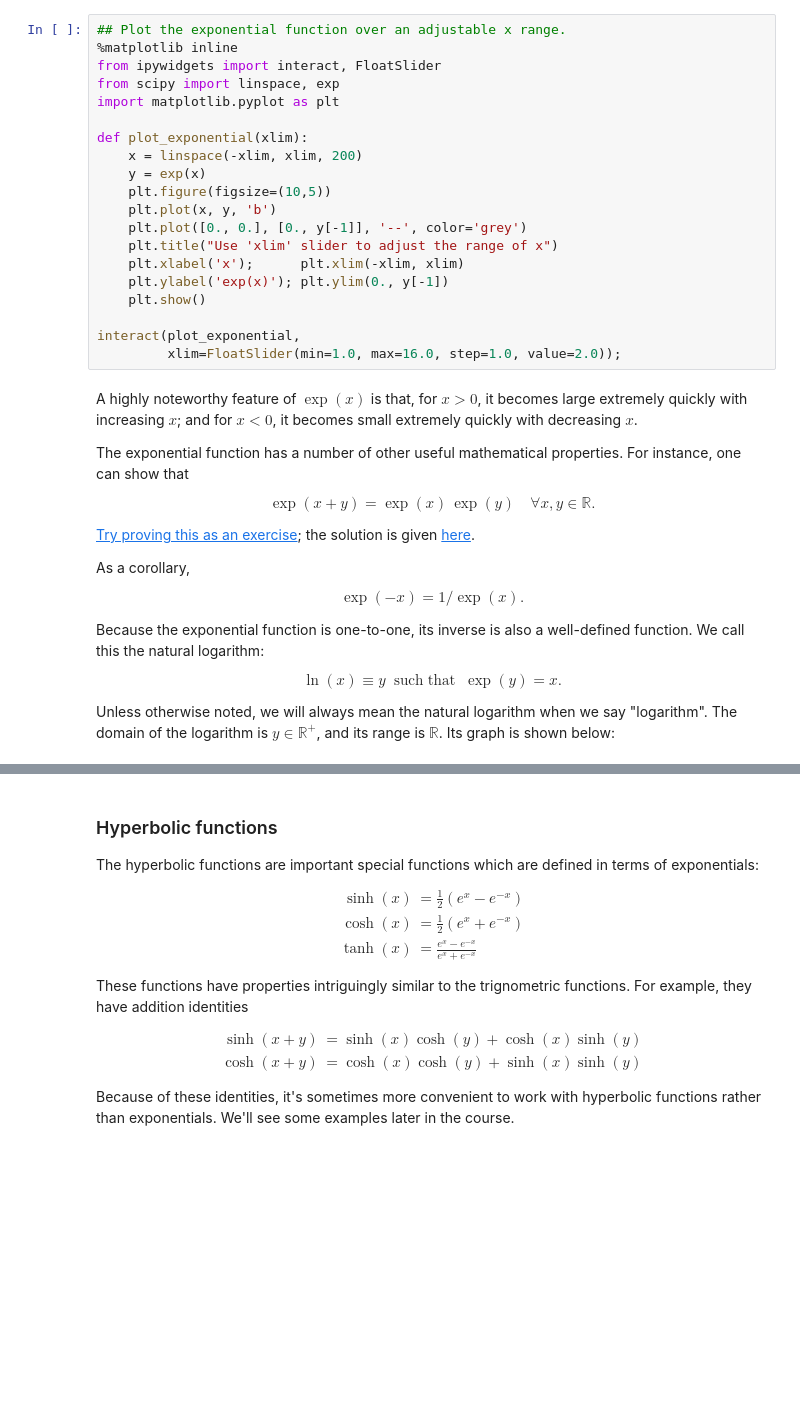
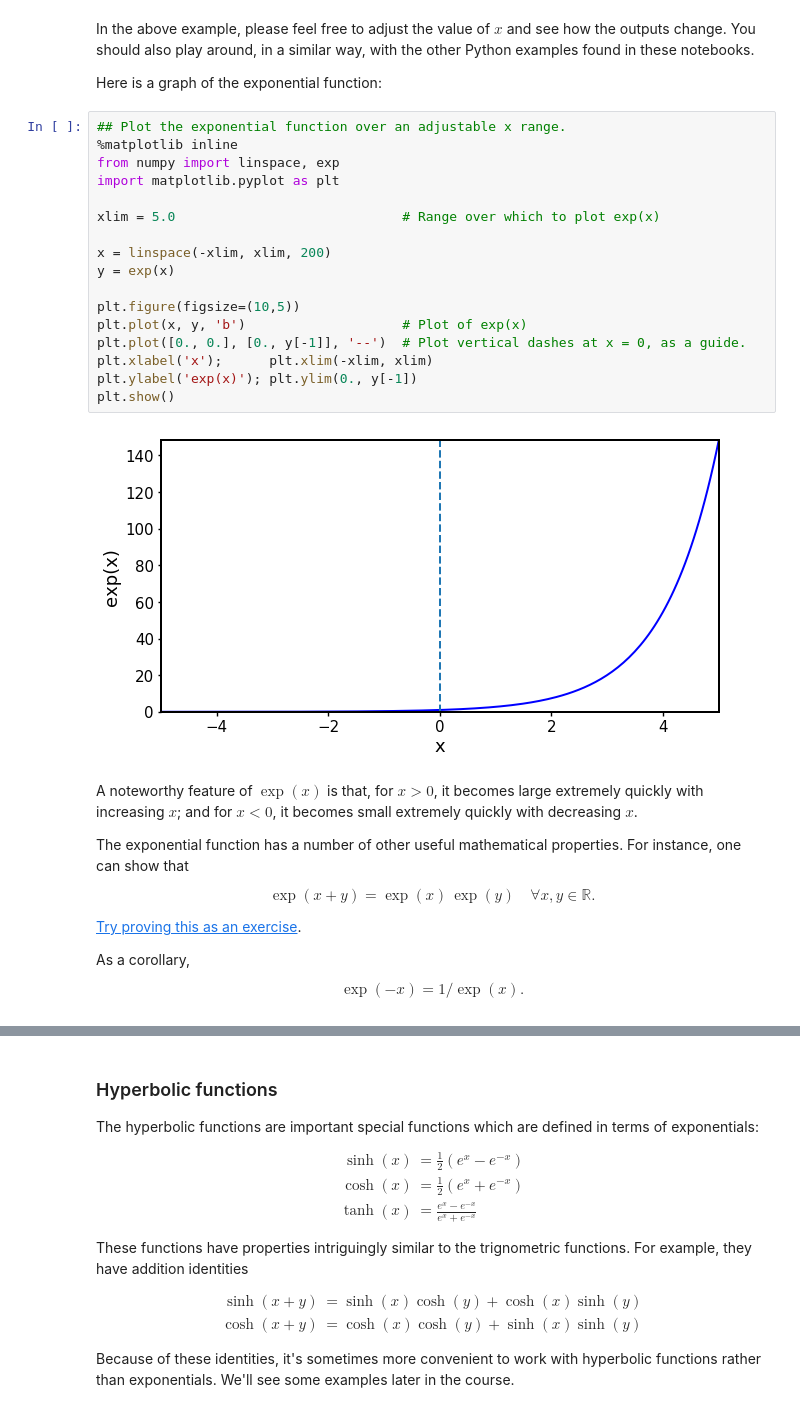
Before and after one commit to seewhydee/ntuphys_nb, a Jupyter notebook: MH2801/00_mathfunctions.ipynb, the cells around one changed output, grey strips where cells are left out. Cells and saved outputs as stored; diff of their text form; blank space fills up the shorter version.

```diff
--- a/MH2801/00_mathfunctions.ipynb
+++ b/MH2801/00_mathfunctions.ipynb
@@ -34,38 +48,36 @@ Note that the infinite series in this definition uses natural number powers only
+# %% [markdown]
+In the above example, please feel free to adjust the value of $x$ and see how the outputs change.  You should also play around, in a similar way, with the other Python examples found in these notebooks.
+
+Here is a graph of the exponential function:
+<a name="exponential function plot"></a>
 # %%
 ## Plot the exponential function over an adjustable x range.
 %matplotlib inline
-from ipywidgets import interact, FloatSlider
-from scipy import linspace, exp
+from numpy import linspace, exp
 import matplotlib.pyplot as plt
 
-def plot_exponential(xlim):
-    x = linspace(-xlim, xlim, 200)
-    y = exp(x)
-    plt.figure(figsize=(10,5))
-    plt.plot(x, y, 'b')
-    plt.plot([0., 0.], [0., y[-1]], '--', color='grey')
-    plt.title("Use 'xlim' slider to adjust the range of x")
-    plt.xlabel('x');      plt.xlim(-xlim, xlim)
-    plt.ylabel('exp(x)'); plt.ylim(0., y[-1])
-    plt.show()
+xlim = 5.0                             # Range over which to plot exp(x)
 
-interact(plot_exponential,
-         xlim=FloatSlider(min=1.0, max=16.0, step=1.0, value=2.0));
+x = linspace(-xlim, xlim, 200)
+y = exp(x)
+
+plt.figure(figsize=(10,5))
+plt.plot(x, y, 'b')                    # Plot of exp(x)
+plt.plot([0., 0.], [0., y[-1]], '--')  # Plot vertical dashes at x = 0, as a guide.
+plt.xlabel('x');      plt.xlim(-xlim, xlim)
+plt.ylabel('exp(x)'); plt.ylim(0., y[-1])
+plt.show()
+# %% [output]
+[figure, added]
 # %% [markdown]
-A highly noteworthy feature of $\exp(x)$ is that, for $x > 0$, it becomes large extremely quickly with increasing $x$; and for $x < 0$, it becomes small extremely quickly with decreasing $x$.
+A noteworthy feature of $\exp(x)$ is that, for $x > 0$, it becomes large extremely quickly with increasing $x$; and for $x < 0$, it becomes small extremely quickly with decreasing $x$.
 
 The exponential function has a number of other useful mathematical properties.  For instance, one can show that
 
 $$\exp(x+y) = \exp(x)\,\exp(y) \quad \forall x, y \in \mathbb{R}.$$
 
-[Try proving this as an exercise](#exercises); the solution is given [here](#solutions).
+[Try proving this as an exercise](#exercises).
 
 As a corollary,
 
 $$\exp(-x) = 1/\exp(x).$$
-
-Because the exponential function is one-to-one, its inverse is also a well-defined function.  We call this the natural logarithm:
-
-$$\ln(x) \equiv y \;\; \mathrm{such}\;\mathrm{that}\;\;\exp(y) = x.$$
-
-Unless otherwise noted, we will always mean the natural logarithm when we say "logarithm".  The domain of the logarithm is $y \in \mathbb{R}^+$, and its range is $\mathbb{R}$.  Its graph is shown below:
```
Also changed, not shown: parts of 10 cells of this notebook, 7 other files.
